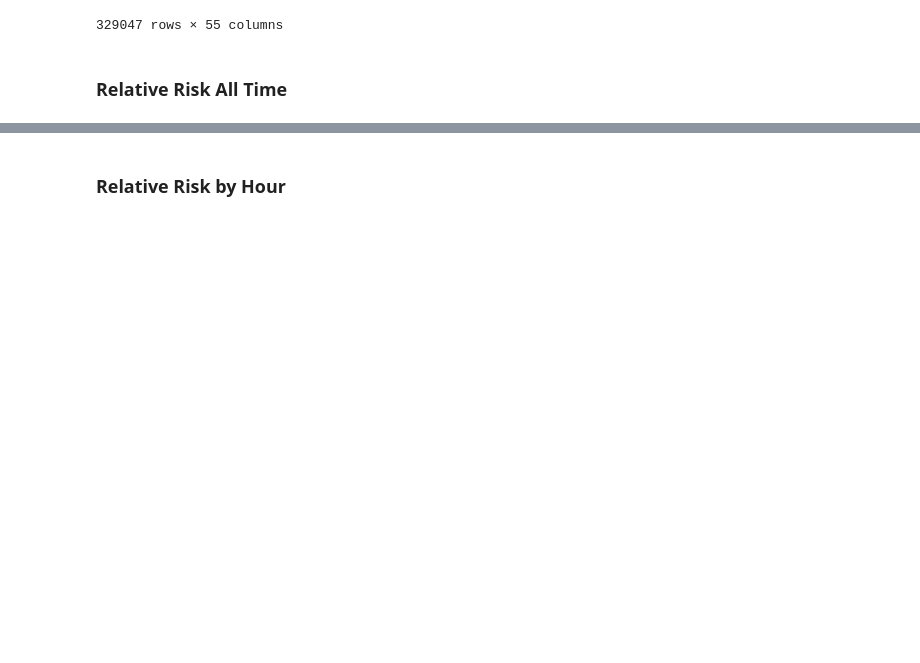
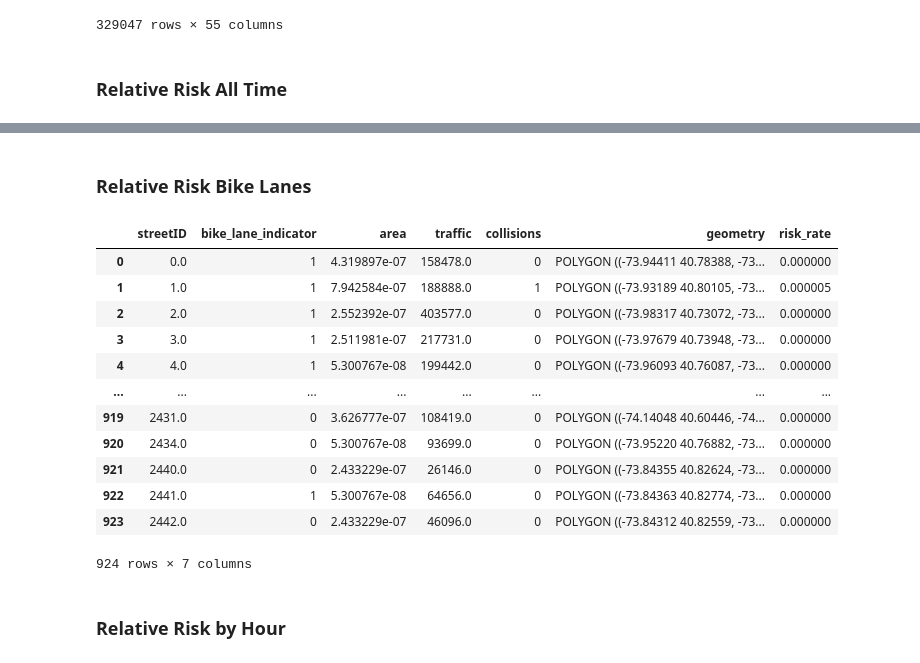
Before and after one commit to aj-cooke/NYC-Traffic-Accidents, a Jupyter notebook: NYC_Crash_Risk.ipynb, the cells around one changed output, grey strips where cells are left out. Drawn from its saved outputs; the diff is of its cells as text; code cells hidden in the pictures; blank space fills up the shorter version.

```diff
--- a/NYC_Crash_Risk.ipynb
+++ b/NYC_Crash_Risk.ipynb
@@ -151,0 +164,25 @@ fig.show()
+# %% [markdown]
+### Relative Risk Bike Lanes
+# %%
+by_street = tc[['streetID', 'area','traffic', 'collision_id','geometry', 'bike_lane_indicator']].groupby(by = ['streetID','bike_lane_indicator']
+                                                                                  ,as_index = False).agg({'area':['first'],
+                                                                                                         'traffic':['sum'],
+                                                                                                         'collision_id':['count'],
+                                                                                                         'geometry':['first']})
+by_street.columns = ['streetID', 'bike_lane_indicator', 'area', 'traffic', 'collisions', 'geometry']
+by_street['risk_rate'] = by_street['collisions'] / by_street['traffic']
+by_street
+# %% [output]
+|  | streetID | bike_lane_indicator | area | traffic | collisions | geometry | risk_rate |
+| 0 | 0.0 | 1 | 4.319897e-07 | 158478.0 | 0 | POLYGON ((-73.94411 40.78388, -73... | 0.000000 |
+| 1 | 1.0 | 1 | 7.942584e-07 | 188888.0 | 1 | POLYGON ((-73.93189 40.80105, -73... | 0.000005 |
+| 2 | 2.0 | 1 | 2.552392e-07 | 403577.0 | 0 | POLYGON ((-73.98317 40.73072, -73... | 0.000000 |
+| 3 | 3.0 | 1 | 2.511981e-07 | 217731.0 | 0 | POLYGON ((-73.97679 40.73948, -73... | 0.000000 |
+| 4 | 4.0 | 1 | 5.300767e-08 | 199442.0 | 0 | POLYGON ((-73.96093 40.76087, -73... | 0.000000 |
+| ... | ... | ... | ... | ... | ... | ... | ... |
+| 919 | 2431.0 | 0 | 3.626777e-07 | 108419.0 | 0 | POLYGON ((-74.14048 40.60446, -74... | 0.000000 |
+| 920 | 2434.0 | 0 | 5.300767e-08 | 93699.0 | 0 | POLYGON ((-73.95220 40.76882, -73... | 0.000000 |
+| 921 | 2440.0 | 0 | 2.433229e-07 | 26146.0 | 0 | POLYGON ((-73.84355 40.82624, -73... | 0.000000 |
+| 922 | 2441.0 | 1 | 5.300767e-08 | 64656.0 | 0 | POLYGON ((-73.84363 40.82774, -73... | 0.000000 |
+| 923 | 2442.0 | 0 | 2.433229e-07 | 46096.0 | 0 | POLYGON ((-73.84312 40.82559, -73... | 0.000000 |
+924 rows × 7 columns
```
Also changed, not shown: parts of 21 cells of this notebook.
